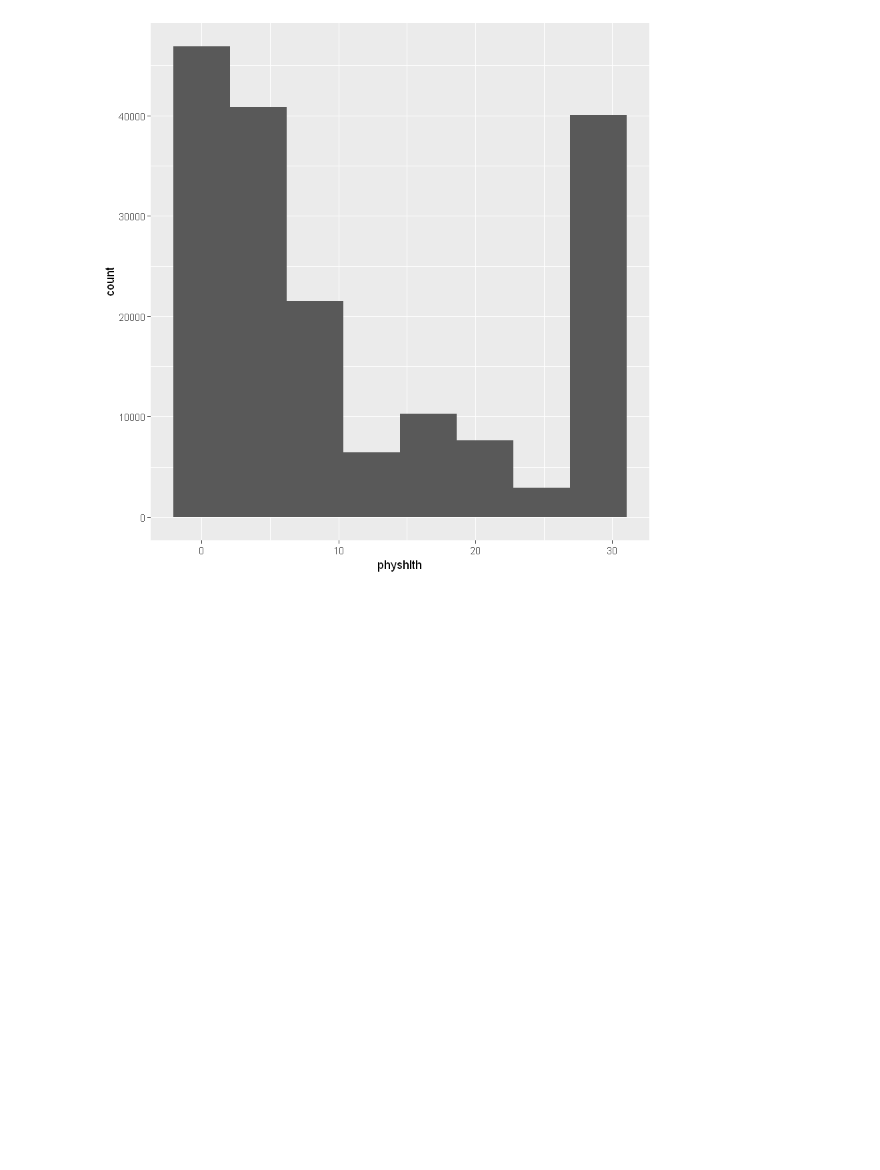
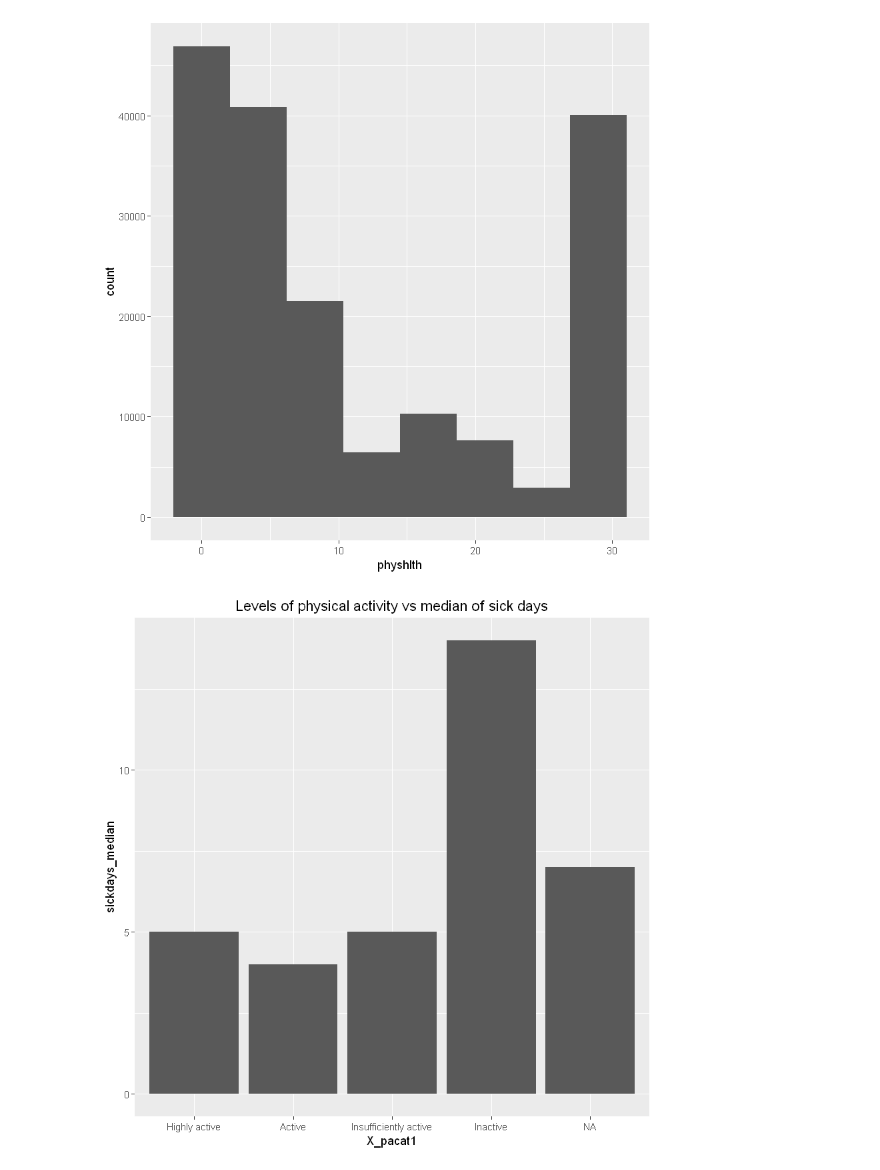
Before and after one commit to slzdevsnp/learn, a Jupyter notebook: dasi/m1_prj/m1_proj_nb.ipynb, the cells around one changed output. Saved outputs shown, nothing was run; the diff lists cells and outputs as text; code cells hidden in the pictures; blank space fills up the shorter version.

```diff
--- a/dasi/m1_prj/m1_proj_nb.ipynb
+++ b/dasi/m1_prj/m1_proj_nb.ipynb
@@ -226,11 +226,11 @@ edu_cat                   low middle upper
 # %%
 # selection of variables
-se1l_brfss2013 <- brfss2013 %>%
+sel1_brfss2013 <- brfss2013 %>%
 select (X_frutsum  # sum of consumed fruits in 30 days
 	   ,X_vegesum  # sum fo consumed vegatables in 30 days
 	   ,X_pacat1  # sport activity
 	   ,physhlth) # number of days sick in past 30 days
-print ( str(se1l_brfss2013) )
+print ( str(sel1_brfss2013) )
 # %% [output]
 'data.frame':   491775 obs. of  4 variables:
  $ X_frutsum: num  413 20 46 49 7 157 150 67 100 58 ...
@@ -249,3 +249,13 @@ print(p1)
    Min. 1st Qu.  Median    Mean 3rd Qu.    Max.    NA's
   0.000   0.000   0.000   4.353   3.000  60.000   10957
 [figure]
+# %%
+# we observe that the median number of sick days
+#is greater if physical activity is missing
+sel1_brfss2013 %>% filter(physhlth>0.99 & physhlth < 32) %>%
+group_by(X_pacat1) %>% summarize(sickdays_median=median(physhlth)) %>%
+ggplot(aes(x=X_pacat1, y=sickdays_median)) +
+    geom_bar(stat="identity") +
+    ggtitle("Levels of physical activity vs median of sick days")
+# %% [output]
+[figure, added]
```
Also changed, not shown: parts of 3 cells of this notebook, 1 other file.
